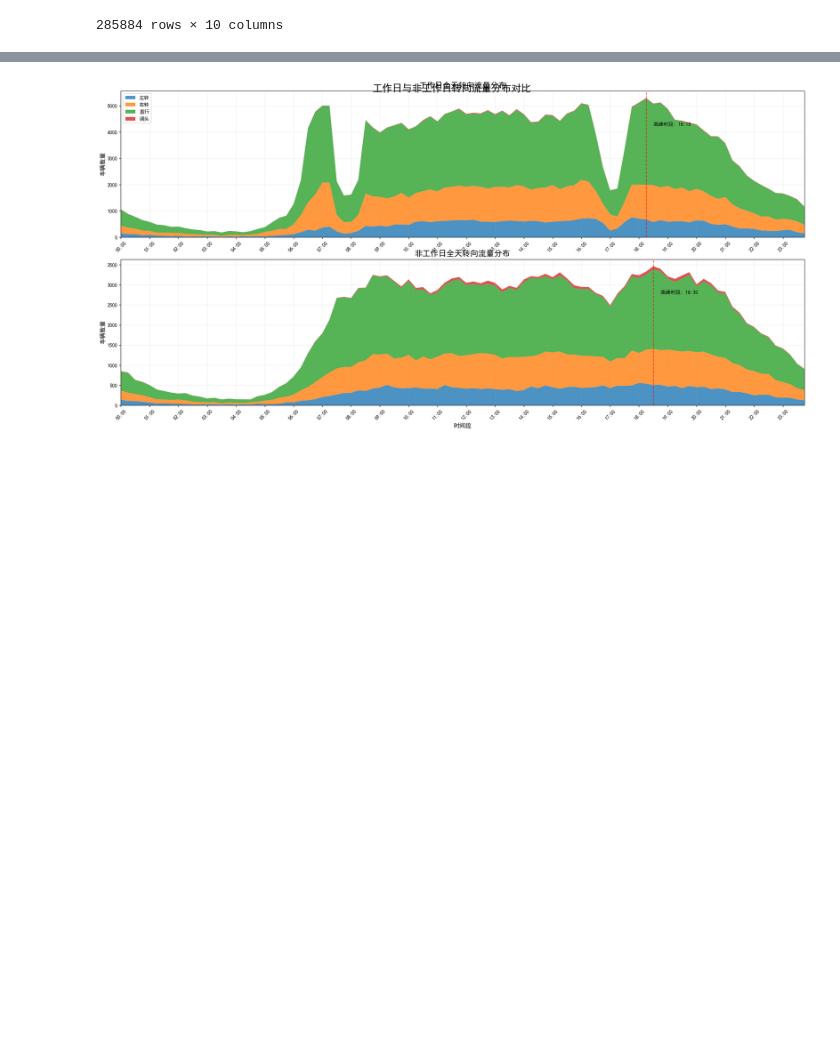
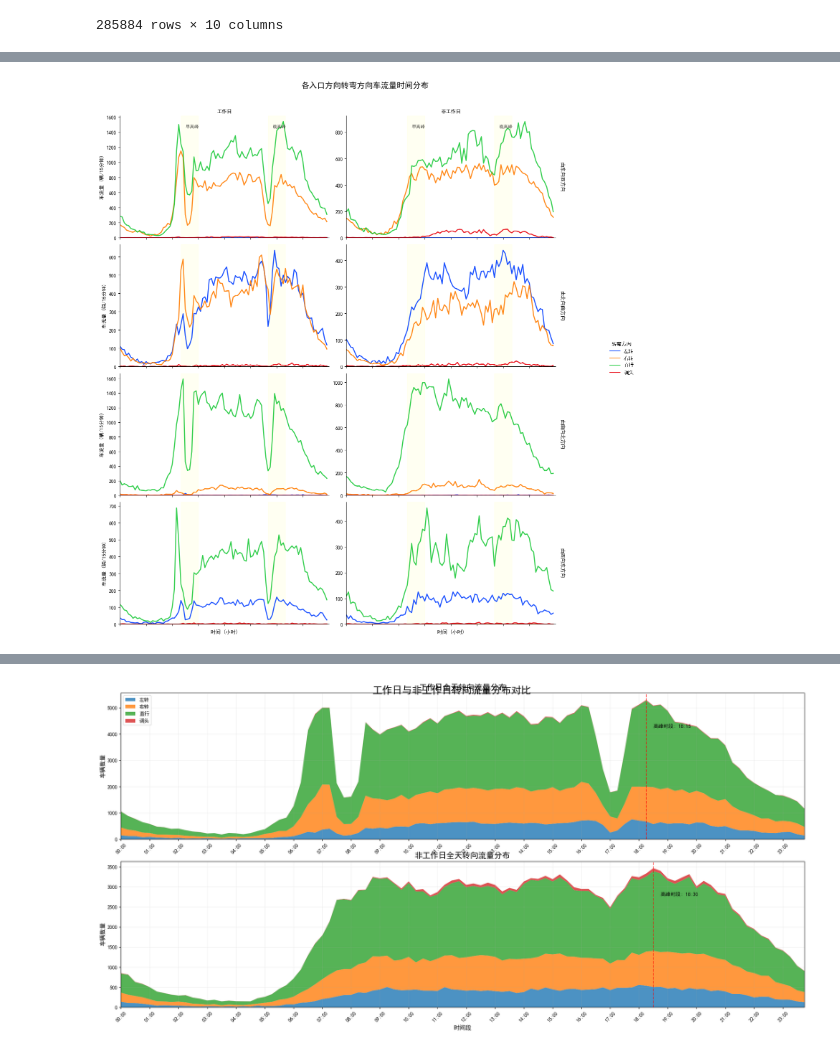
Before and after one commit to JadeAndStone/CUMCM, a Jupyter notebook: 2024E/Limoncello/Q1.ipynb, the cells around one changed output, grey strips where cells are left out. Drawn from its saved outputs; the diff is of its cells as text; code cells hidden in the pictures; blank space fills up the shorter version.

```diff
--- a/2024E/Limoncello/Q1.ipynb
+++ b/2024E/Limoncello/Q1.ipynb
@@ -448,0 +411,87 @@ Turning   左转   右转   直行  调头    方向
+# %%
+import pandas as pd
+import matplotlib.pyplot as plt
+import seaborn as sns
+import numpy as np
+
+# 设置中文支持
+plt.rcParams['font.sans-serif'] = ['SimHei']
+plt.rcParams['axes.unicode_minus'] = False
+
+# 准备数据 - 转换为长格式
+def prepare_long_data(df, day_type):
+    long_df = df.stack(level=['方向', 'Turning']).reset_index(name='车流量')
+    long_df['类别'] = day_type
+    long_df['小时'] = long_df['时段'] / 4  # 将时段转换为小时（0-23.75）
+    return long_df
+
+# 准备工作日和非工作日数据
+work_long = prepare_long_data(work_result, '工作日')
+nonwork_long = prepare_long_data(nonwork_result, '非工作日')
+combined_df = pd.concat([work_long, nonwork_long])
+
+# 创建分面图
+g = sns.FacetGrid(combined_df,
+                 row='方向',
+                 col='类别',
+                 margin_titles=True,
+                 height=4,
+                 aspect=1.8,
+                 sharex=True,
+                 sharey=False)
+
+# 绘制折线图
+g.map_dataframe(sns.lineplot,
+               x='小时',
+               y='车流量',
+               hue='Turning',
+               palette='bright',
+               alpha=0.9,
+               linewidth=2.0,
+               estimator=None,
+               errorbar=None)
+
+# 设置图表元素
+g.set_axis_labels('时间 (小时)', '车流量 (辆/15分钟)')
+g.add_legend(title='转弯方向')
+g.set_titles(row_template='{row_name}方向', col_template='{col_name}')
+
+# 修正后的时间刻度设置函数
+def set_time_ticks(ax, row_idx):
+    # 设置8个刻度位置和8个标签（0:00到21:00）
+    tick_positions = np.arange(0, 24, 3)
+    tick_labels = [f'{int(h)}:00' for h in tick_positions]
+
+    ax.set_xticks(tick_positions)
+    ax.set_xlim(0, 24)
+
+    # 只在第一行子图显示x轴标签
+    if row_idx == 0:
+        ax.set_xticklabels(tick_labels)
+    else:
+        ax.set_xticklabels([])
+
+    # 在7:00-9:00和17:00-19:00两个时段添加背景色
+    ax.axvspan(7, 9, color='lightyellow', alpha=0.4)
+    ax.axvspan(17, 19, color='lightyellow', alpha=0.4)
+
+    # 只在第一行子图添加高峰标签
+    if row_idx == 0:
+        ylim = ax.get_ylim()
+        ax.text(7.5, ylim[1]*0.9, '早高峰', fontsize=9, alpha=0.7)
+        ax.text(17.5, ylim[1]*0.9, '晚高峰', fontsize=9, alpha=0.7)
+
+# 应用设置
+g.set(ylim=(0, None))
+g.fig.subplots_adjust(top=0.92, right=0.85)
+g.fig.suptitle('各入口方向转弯方向车流量时间分布', fontsize=16)
+
+# 为每个子图设置刻度
+for (row_val, col_val), ax in g.axes_dict.items():
+    row_idx = g.row_names.index(row_val)
+    set_time_ticks(ax, row_idx)
+
+plt.savefig('转弯方向流量分析.png', dpi=300, bbox_inches='tight')
+plt.show()
+# %% [output]
+[figure, added]
```
Also changed, not shown: parts of 4 cells of this notebook, 1 other file.
